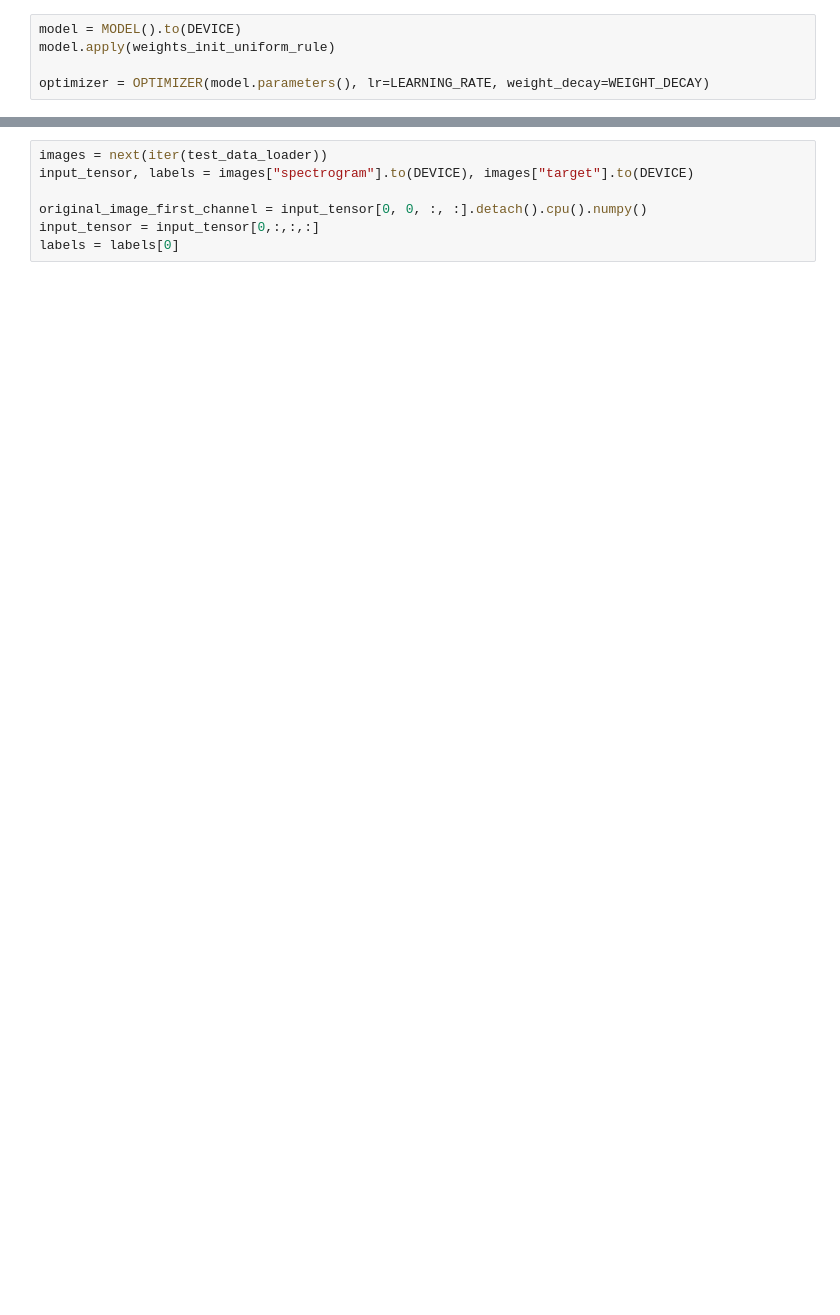
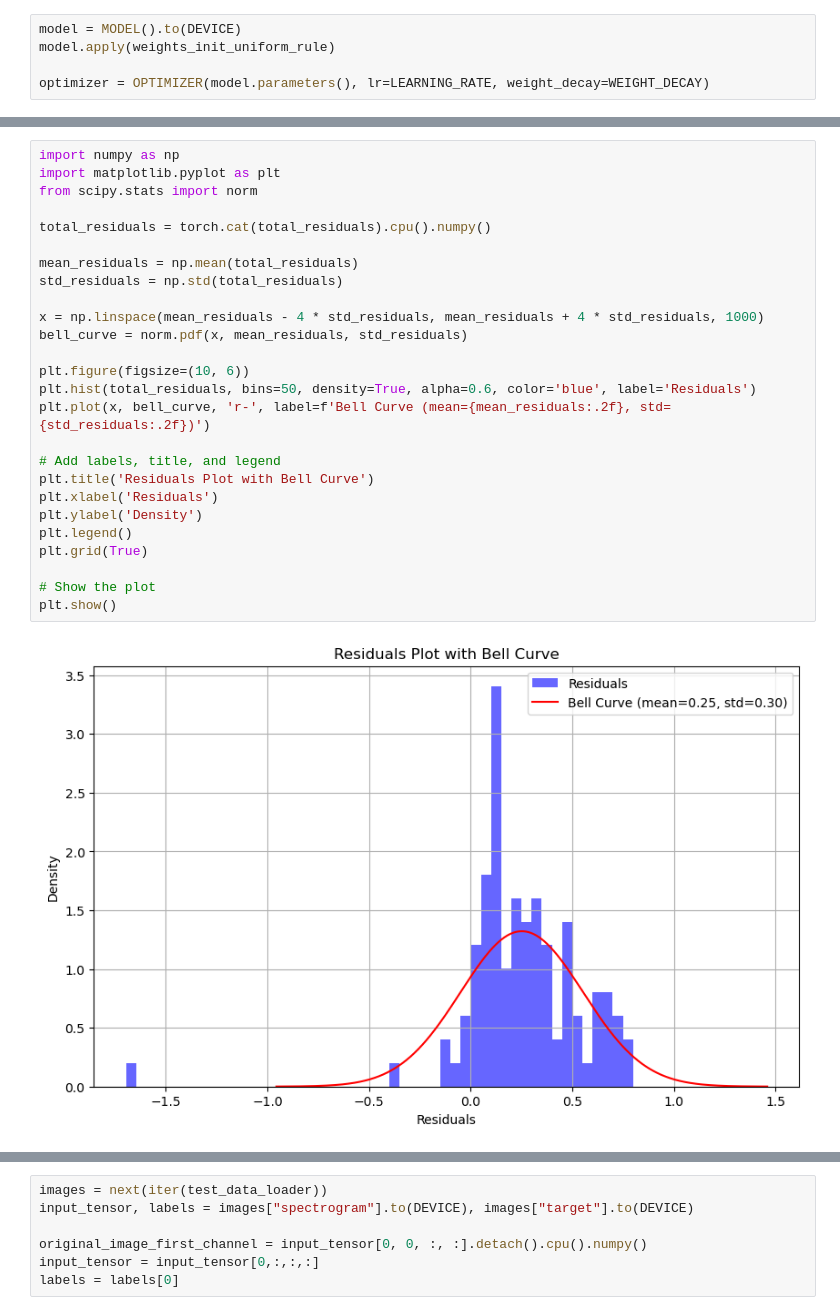
Before and after one commit to norle/dl_p4_g41, a Jupyter notebook: scripts/main2.ipynb, the cells around one changed output, grey strips where cells are left out. Cells and saved outputs as stored; diff of their text form; blank space fills up the shorter version.

```diff
--- a/scripts/main2.ipynb
+++ b/scripts/main2.ipynb
@@ -250,0 +249,28 @@ test_data_loader = DataLoader(dataset=test_dataset, batch_size=BATCH_SIZE, shuff
+# %%
+import numpy as np
+import matplotlib.pyplot as plt
+from scipy.stats import norm
+
+total_residuals = torch.cat(total_residuals).cpu().numpy()
+
+mean_residuals = np.mean(total_residuals)
+std_residuals = np.std(total_residuals)
+
+x = np.linspace(mean_residuals - 4 * std_residuals, mean_residuals + 4 * std_residuals, 1000)
+bell_curve = norm.pdf(x, mean_residuals, std_residuals)
+
+plt.figure(figsize=(10, 6))
+plt.hist(total_residuals, bins=50, density=True, alpha=0.6, color='blue', label='Residuals')
+plt.plot(x, bell_curve, 'r-', label=f'Bell Curve (mean={mean_residuals:.2f}, std={std_residuals:.2f})')
+
+# Add labels, title, and legend
+plt.title('Residuals Plot with Bell Curve')
+plt.xlabel('Residuals')
+plt.ylabel('Density')
+plt.legend()
+plt.grid(True)
+
+# Show the plot
+plt.show()
+# %% [output]
+[figure, added]
```
Also changed, not shown: parts of 16 cells of this notebook.
